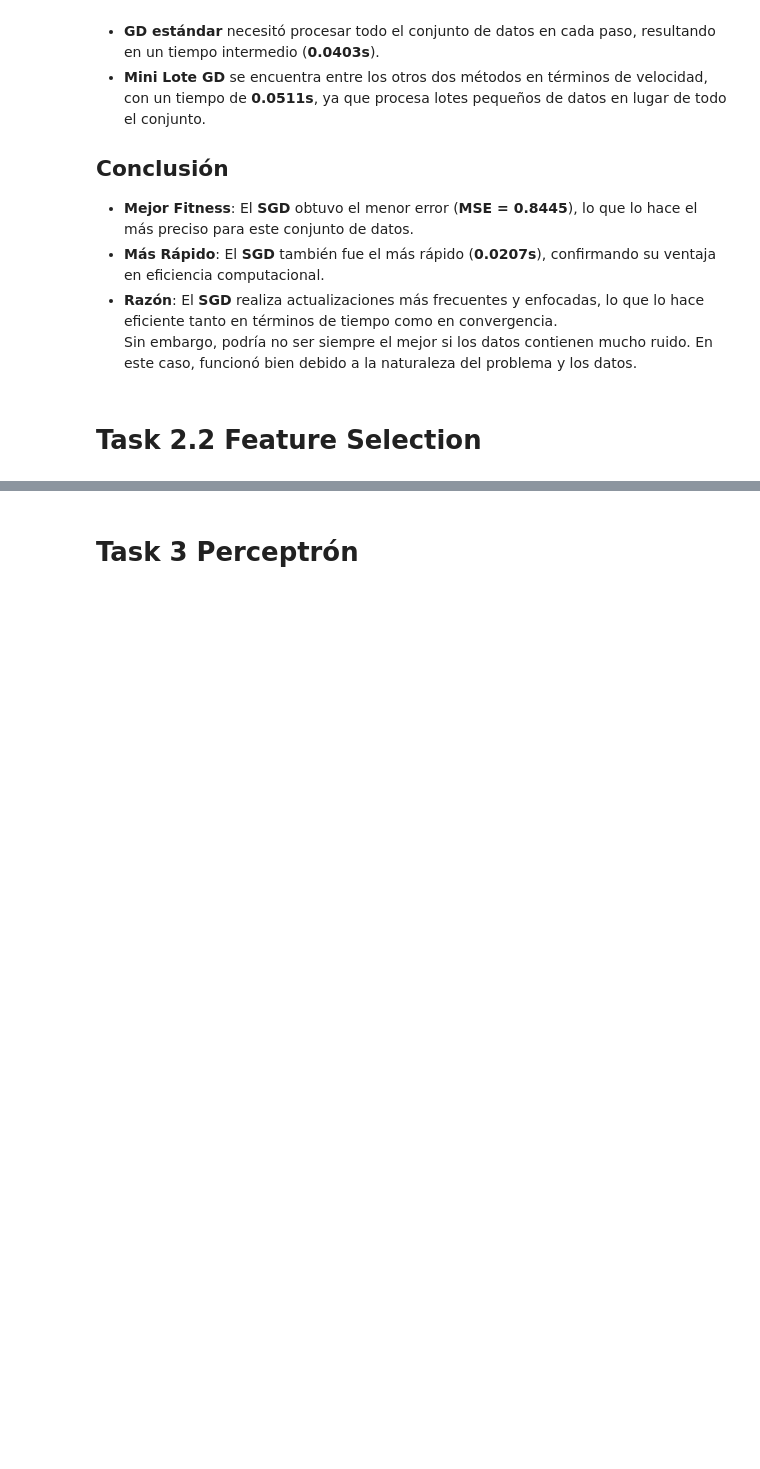
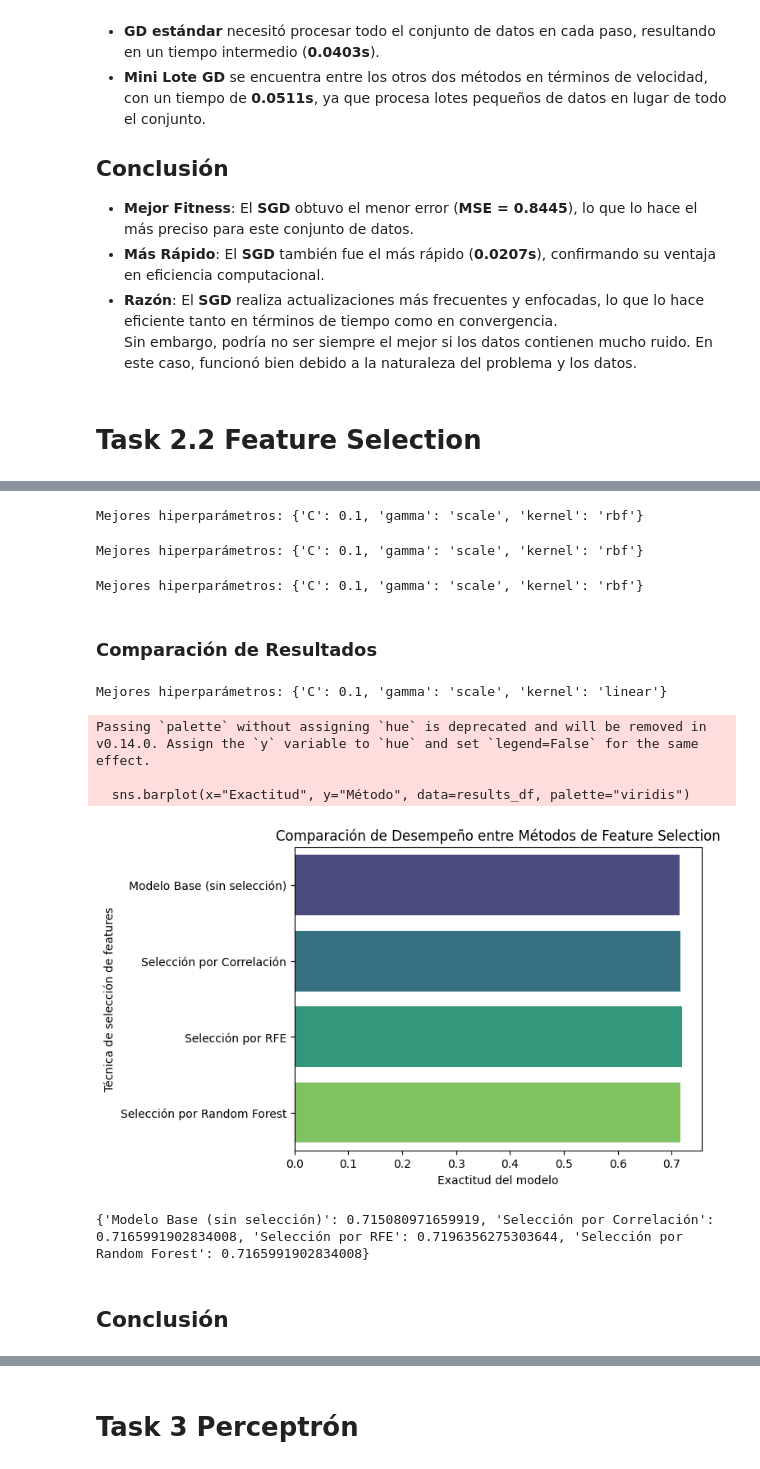
Before and after one commit to mar22266/LABORATORIOS-IA, a Jupyter notebook: Laboratorio03/Lab3.ipynb, the cells around one changed output, grey strips where cells are left out. Saved outputs shown, nothing was run; the diff lists cells and outputs as text; code cells hidden in the pictures; blank space fills up the shorter version.

```diff
--- a/Laboratorio03/Lab3.ipynb
+++ b/Laboratorio03/Lab3.ipynb
@@ -142,0 +222,61 @@ Error cuadrático medio: GD=0.8523, SGD=0.8445, MiniLote GD=0.8450
+# %%
+# Método 1: Selección basada en correlación
+correlation = X_train.corrwith(y_train).abs()
+selected_features_corr = correlation.sort_values(ascending=False).head(10).index.tolist()
+X_train_corr = X_train[selected_features_corr]
+X_test_corr = X_test[selected_features_corr]
+X_train_corr_scaled = scaler.fit_transform(X_train_corr)
+X_test_corr_scaled = scaler.transform(X_test_corr)
+
+corr_accuracy = tune_svm(X_train_corr_scaled, X_test_corr_scaled, y_train, y_test)
+# %% [output]
+Mejores hiperparámetros: {'C': 0.1, 'gamma': 'scale', 'kernel': 'rbf'}
+# %%
+# Método 2: Recursive Feature Elimination (RFE)
+rfe = RFE(estimator=SVC(kernel='linear'), n_features_to_select=10)
+X_train_rfe = rfe.fit_transform(X_train_scaled, y_train)
+X_test_rfe = rfe.transform(X_test_scaled)
+
+rfe_accuracy = tune_svm(X_train_rfe, X_test_rfe, y_train, y_test)
+# %% [output]
+Mejores hiperparámetros: {'C': 0.1, 'gamma': 'scale', 'kernel': 'rbf'}
+# %%
+# Método 3: Feature Importance con Random Forest
+rf = RandomForestClassifier(random_state=42)
+rf.fit(X_train, y_train)
+feature_importances = pd.Series(rf.feature_importances_, index=X_train.columns).sort_values(ascending=False)
+selected_features_rf = feature_importances.head(10).index.tolist()
+X_train_rf = X_train[selected_features_rf]
+X_test_rf = X_test[selected_features_rf]
+X_train_rf_scaled = scaler.fit_transform(X_train_rf)
+X_test_rf_scaled = scaler.transform(X_test_rf)
+
+rf_accuracy = tune_svm(X_train_rf_scaled, X_test_rf_scaled, y_train, y_test)
+# %% [output]
+Mejores hiperparámetros: {'C': 0.1, 'gamma': 'scale', 'kernel': 'rbf'}
+# %% [markdown]
+### Comparación de Resultados
+# %%
+results = {
+    "Modelo Base (sin selección)": tune_svm(X_train_scaled, X_test_scaled, y_train, y_test),
+    "Selección por Correlación": corr_accuracy,
+    "Selección por RFE": rfe_accuracy,
+    "Selección por Random Forest": rf_accuracy
+}
+
+results_df = pd.DataFrame(results.items(), columns=["Método", "Exactitud"])
+sns.barplot(x="Exactitud", y="Método", data=results_df, palette="viridis")
+plt.xlabel("Exactitud del modelo")
+plt.ylabel("Técnica de selección de features")
+plt.title("Comparación de Desempeño entre Métodos de Feature Selection")
+plt.show()
+print(results)
+# %% [output]
+Mejores hiperparámetros: {'C': 0.1, 'gamma': 'scale', 'kernel': 'linear'}
+Passing `palette` without assigning `hue` is deprecated and will be removed in v0.14.0. Assign the `y` variable to `hue` and set `legend=False` for the same effect.
+
+  sns.barplot(x="Exactitud", y="Método", data=results_df, palette="viridis")
+[figure, added]
+{'Modelo Base (sin selección)': 0.715080971659919, 'Selección por Correlación': 0.7165991902834008, 'Selección por RFE': 0.7196356275303644, 'Selección por Random Forest': 0.7165991902834008}
+# %% [markdown]
+## Conclusión
```
Also changed, not shown: parts of 5 cells of this notebook.
